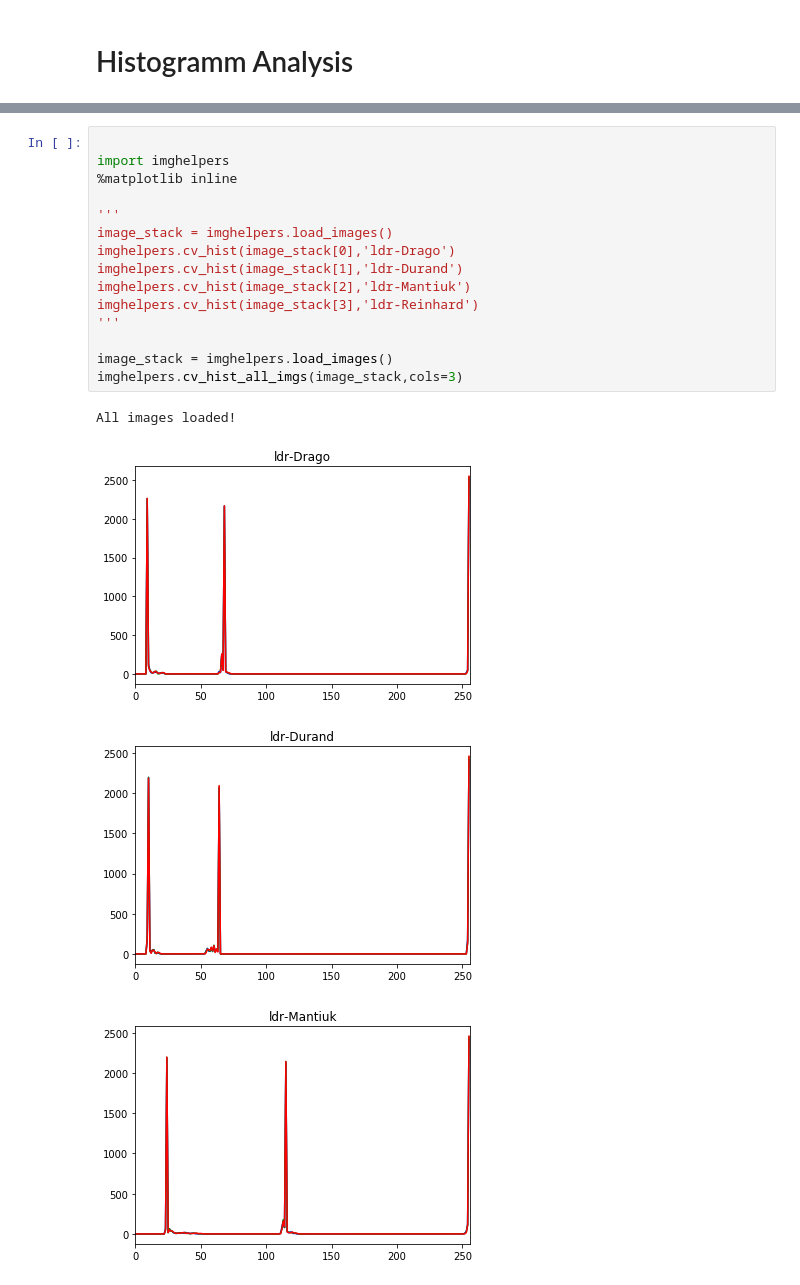
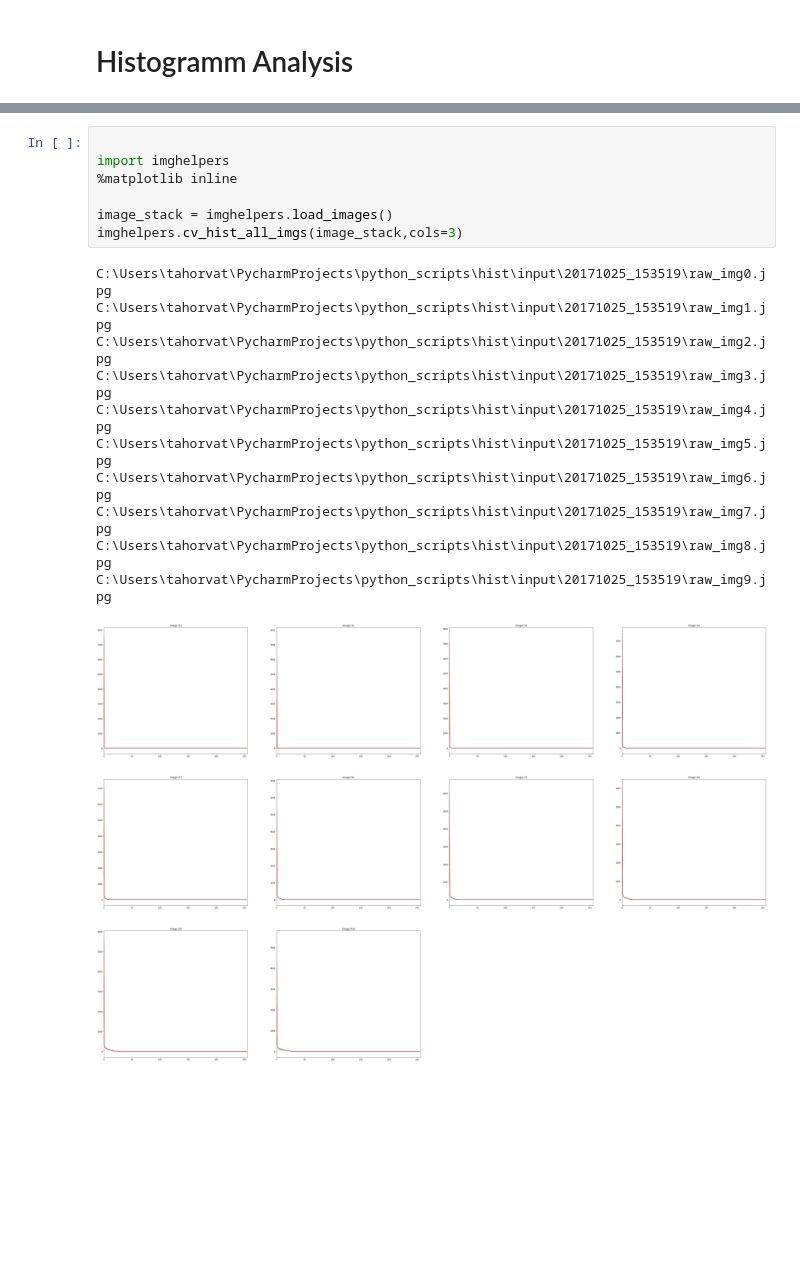
Before and after one commit to ahorv/python_scripts, a Jupyter notebook: hist/histogram.ipynb, the cells around one changed output, grey strips where cells are left out. Cells and saved outputs as stored; diff of their text form; blank space fills up the shorter version.

```diff
--- a/hist/histogram.ipynb
+++ b/hist/histogram.ipynb
@@ -30,20 +40,19 @@ All images loaded!
 # %%
 
 import imghelpers
 %matplotlib inline
 
-'''
-image_stack = imghelpers.load_images()
-imghelpers.cv_hist(image_stack[0],'ldr-Drago')
-imghelpers.cv_hist(image_stack[1],'ldr-Durand')
-imghelpers.cv_hist(image_stack[2],'ldr-Mantiuk')
-imghelpers.cv_hist(image_stack[3],'ldr-Reinhard')
-'''
-
 image_stack = imghelpers.load_images()
 imghelpers.cv_hist_all_imgs(image_stack,cols=3)
 # %% [output]
-All images loaded!
+C:\Users\tahorvat\PycharmProjects\python_scripts\hist\input\20171025_153519\raw_img0.jpg
+C:\Users\tahorvat\PycharmProjects\python_scripts\hist\input\20171025_153519\raw_img1.jpg
+C:\Users\tahorvat\PycharmProjects\python_scripts\hist\input\20171025_153519\raw_img2.jpg
+C:\Users\tahorvat\PycharmProjects\python_scripts\hist\input\20171025_153519\raw_img3.jpg
+C:\Users\tahorvat\PycharmProjects\python_scripts\hist\input\20171025_153519\raw_img4.jpg
+C:\Users\tahorvat\PycharmProjects\python_scripts\hist\input\20171025_153519\raw_img5.jpg
+C:\Users\tahorvat\PycharmProjects\python_scripts\hist\input\20171025_153519\raw_img6.jpg
+C:\Users\tahorvat\PycharmProjects\python_scripts\hist\input\20171025_153519\raw_img7.jpg
+C:\Users\tahorvat\PycharmProjects\python_scripts\hist\input\20171025_153519\raw_img8.jpg
+C:\Users\tahorvat\PycharmProjects\python_scripts\hist\input\20171025_153519\raw_img9.jpg
-[figure, old version]
+[figure, new version]
-[figure, removed]
-[figure, removed]
```
Also changed, not shown: parts of 9 cells of this notebook.
